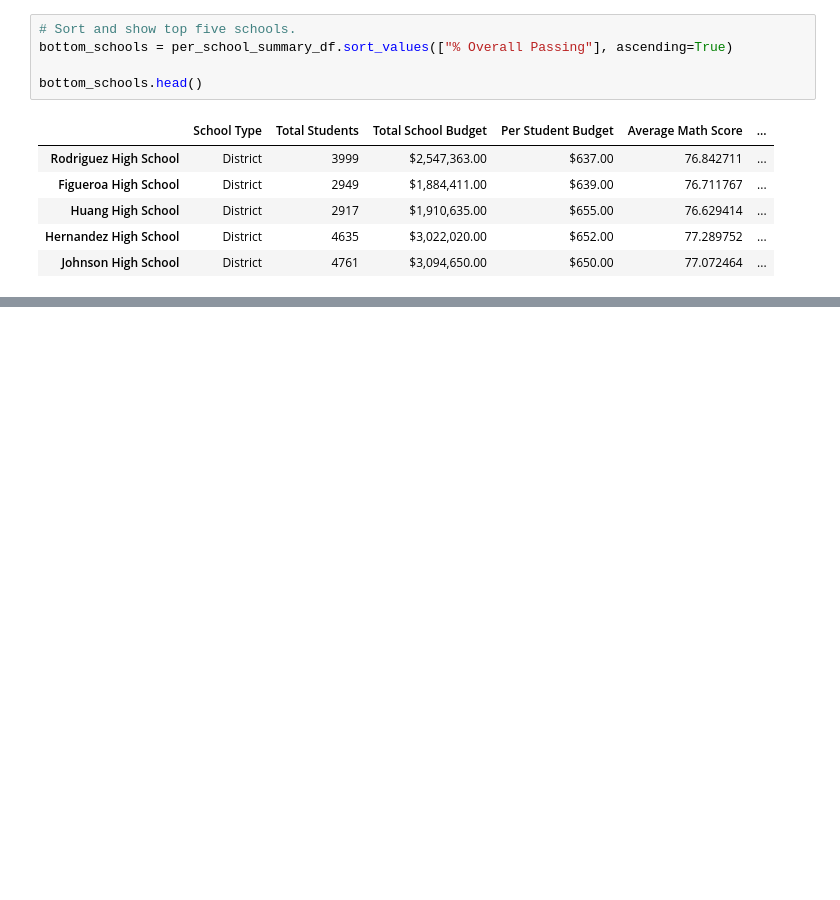
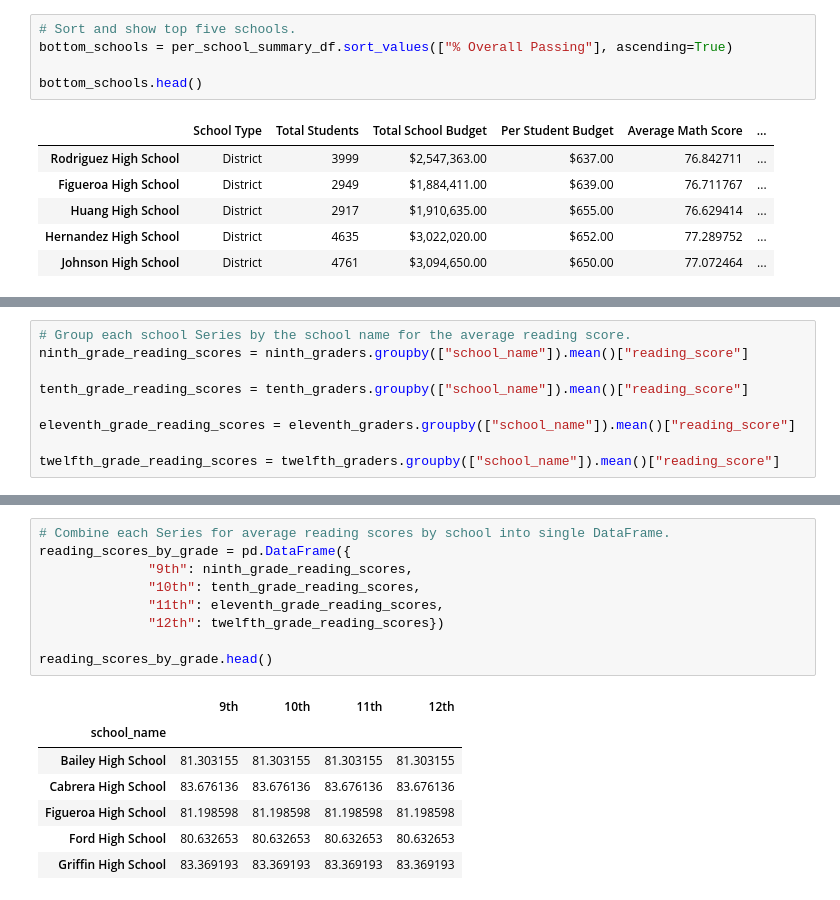
Before and after one commit to Ryandm789/School_District_Analysis, a Jupyter notebook: PyCitySchools.ipynb, the cells around one changed output, grey strips where cells are left out. Cells and saved outputs as stored; diff of their text form; blank space fills up the shorter version.

```diff
--- a/PyCitySchools.ipynb
+++ b/PyCitySchools.ipynb
@@ -882,0 +1042,9 @@ bottom_schools.head()
+# %%
+# Group each school Series by the school name for the average reading score.
+ninth_grade_reading_scores = ninth_graders.groupby(["school_name"]).mean()["reading_score"]
+
+tenth_grade_reading_scores = tenth_graders.groupby(["school_name"]).mean()["reading_score"]
+
+eleventh_grade_reading_scores = eleventh_graders.groupby(["school_name"]).mean()["reading_score"]
+
+twelfth_grade_reading_scores = twelfth_graders.groupby(["school_name"]).mean()["reading_score"]
@@ -882,0 +1088,17 @@ bottom_schools.head()
+# %%
+# Combine each Series for average reading scores by school into single DataFrame.
+reading_scores_by_grade = pd.DataFrame({
+              "9th": ninth_grade_reading_scores,
+              "10th": tenth_grade_reading_scores,
+              "11th": eleventh_grade_reading_scores,
+              "12th": twelfth_grade_reading_scores})
+
+reading_scores_by_grade.head()
+# %% [output]
+|  | 9th | 10th | 11th | 12th |
+| school_name |  |  |  |  |
+| Bailey High School | 81.303155 | 81.303155 | 81.303155 | 81.303155 |
+| Cabrera High School | 83.676136 | 83.676136 | 83.676136 | 83.676136 |
+| Figueroa High School | 81.198598 | 81.198598 | 81.198598 | 81.198598 |
+| Ford High School | 80.632653 | 80.632653 | 80.632653 | 80.632653 |
+| Griffin High School | 83.369193 | 83.369193 | 83.369193 | 83.369193 |
```
Also changed, not shown: parts of 13 cells of this notebook.
